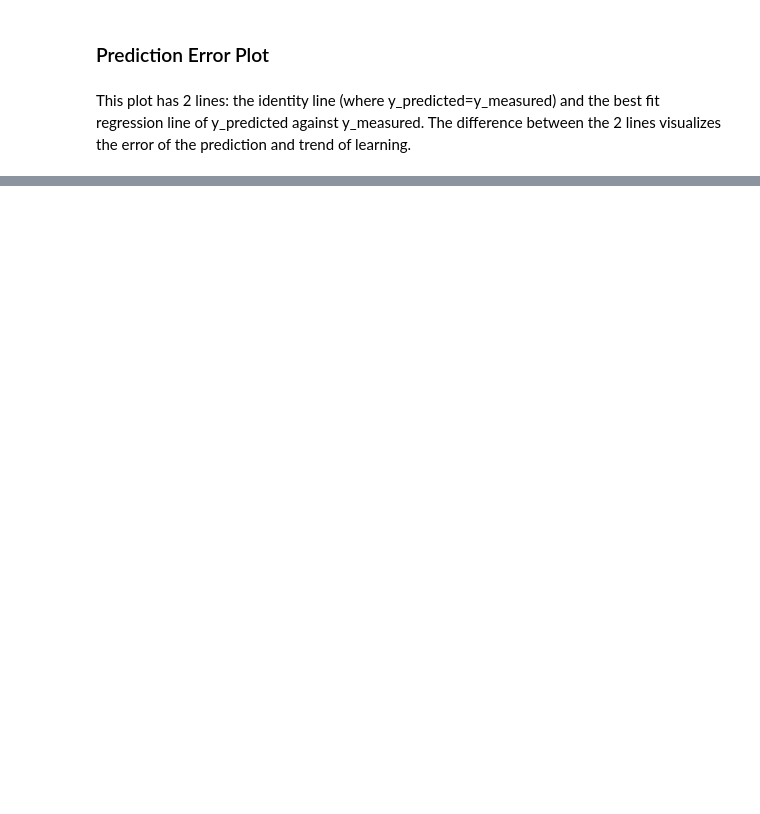
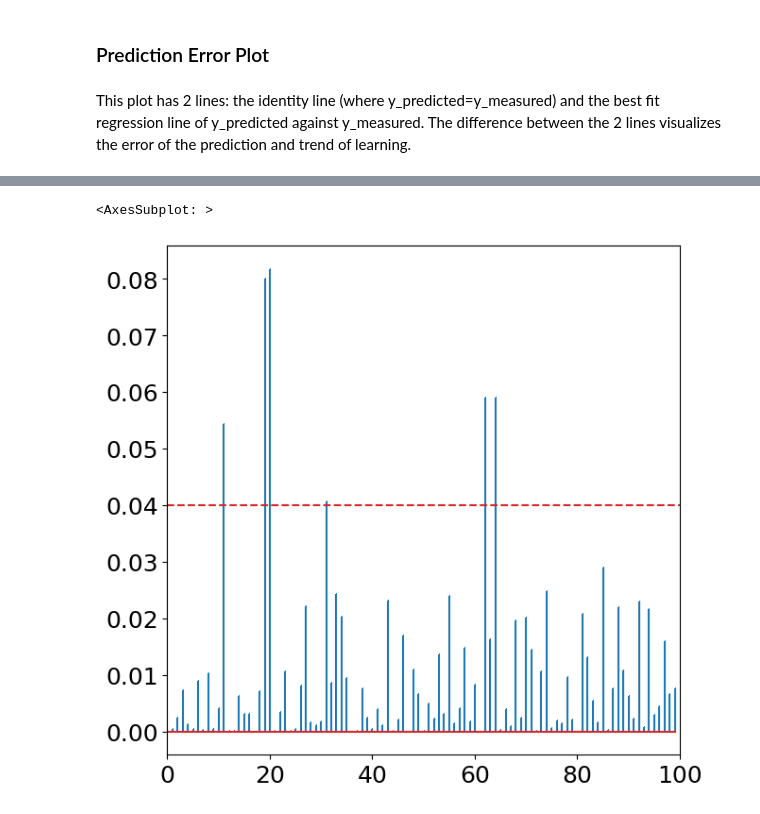
Before and after one commit to ploomber/sklearn-evaluation, a Jupyter notebook: docs/source/user_guide/RegressionPlots.ipynb, the cells around one changed output, grey strips where cells are left out. Drawn from its saved outputs; the diff is of its cells as text; code cells hidden in the pictures; blank space fills up the shorter version.

```diff
--- a/docs/source/user_guide/RegressionPlots.ipynb
+++ b/docs/source/user_guide/RegressionPlots.ipynb
@@ -46,0 +55,15 @@ plot.prediction_error(y_true, y_pred)
+# %%
+X, y = make_regression(n_samples=100,
+                                 n_features=6,
+                                 n_informative=5,
+                                 n_targets=1,
+                                 bias=0.0,
+                                 effective_rank=None,
+                                 tail_strength=0.5,
+                                 noise=0.1,
+                                 shuffle=True)
+# %%
+plot.cooks_distance(X,y)
+# %% [output]
+<AxesSubplot: >
+[figure, added]
```
Also changed, not shown: parts of 5 cells of this notebook.
